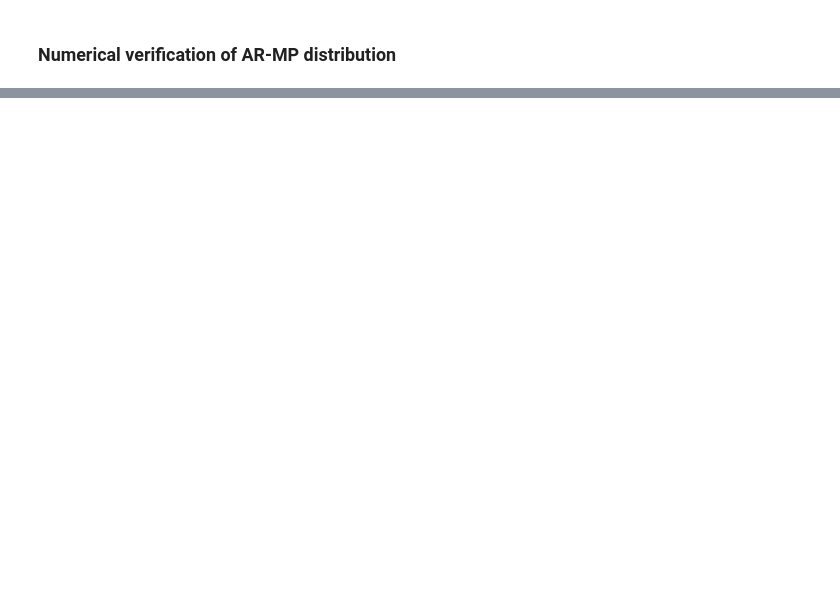
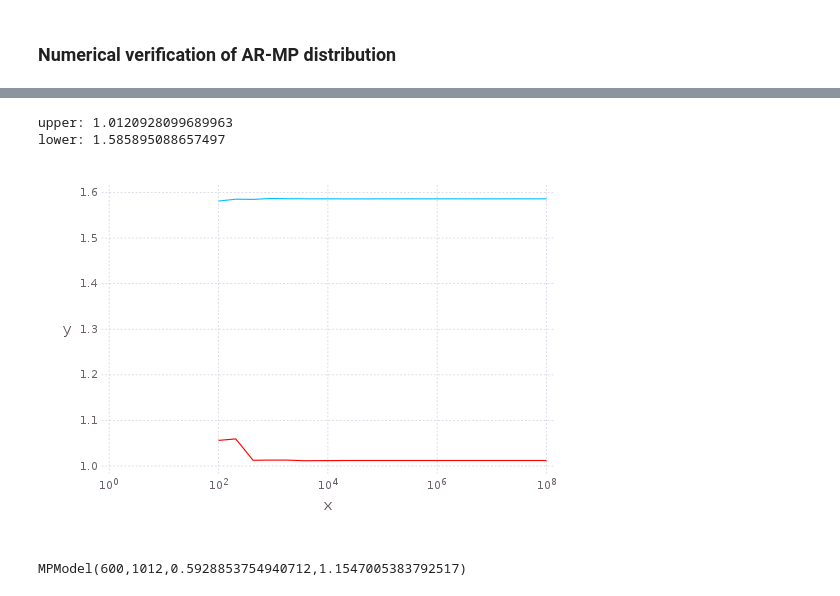
Before and after one commit to ganguli-lab/single-trial, a Jupyter notebook: AR MP.ipynb, the cells around one changed output, grey strips where cells are left out. Cells and saved outputs as stored; diff of their text form; code cells hidden in the pictures; blank space fills up the shorter version.

```diff
--- a/AR MP.ipynb
+++ b/AR MP.ipynb
@@ -48,0 +47,35 @@ plot(armp_plot, mp_plot)
+# %%
+using Optim
+
+nN = 20
+Ns = logspace(2, 8, nN)
+Ps = c * Ns
+aUpper = zeros(nN)
+aLower = zeros(nN)
+
+for (kN, (n, p)) in enumerate(zip(Ns, Ps))
+    armpModel = ARMPModel(int(p), int(n), phi)
+    armpLb, armpUp = lb(armpModel), ub(armpModel)
+
+    eqLb(a) = (lb(MPModel(int(p), int(a * n / tau), sigma)) - armpLb)^2
+    eqUp(a) = (ub(MPModel(int(p), int(a * n / tau), sigma)) - armpUp)^2
+
+    aUpper[kN] = optimize(eqUp, 0.1, 500.0).minimum
+    aLower[kN] = optimize(eqLb, 0.1, 500.0).minimum
+end
+# %%
+println("upper: ", aUpper[end])
+println("lower: ", aLower[end])
+plot(layer(x=Ns, y=aUpper, Geom.line, Theme(default_color=color("red"))), layer(x=Ns, y=aLower, Geom.line), Scale.x_log10)
+# %% [output]
+upper: 1.0120928099689963
+lower: 1.585895088657497
+[figure, added]
+# %%
+n = 2000; p = int(c * n); a = aUpper[end];
+nTrial = 2; nBin = 41;
+
+armp_model = ARMPModel(p, n, phi)
+mp_model = MPModel(p, int(n * a / tau), sigma)
+# %% [output]
+MPModel(600,1012,0.5928853754940712,1.1547005383792517)
```
Also changed, not shown: parts of 9 cells of this notebook, 3 other files.
